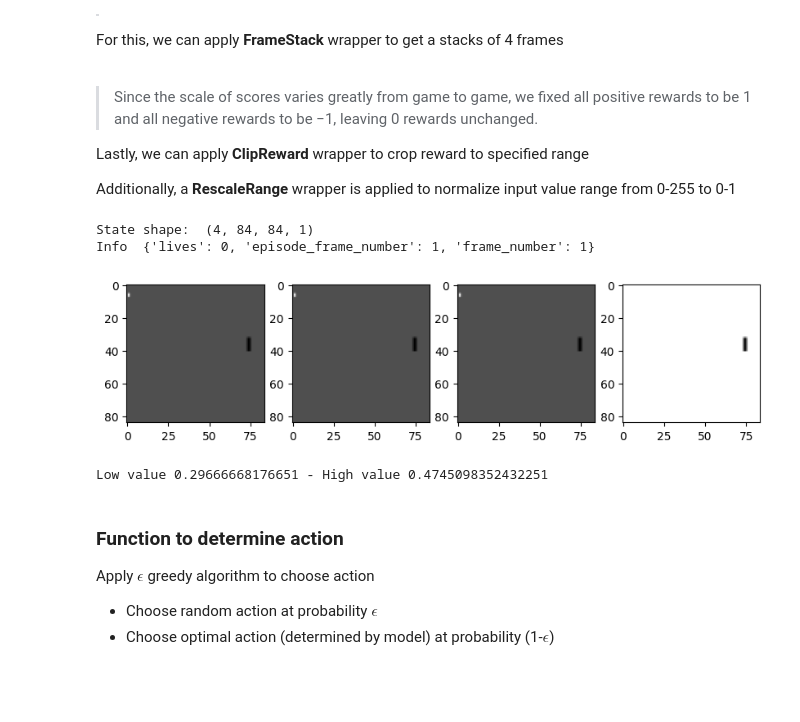
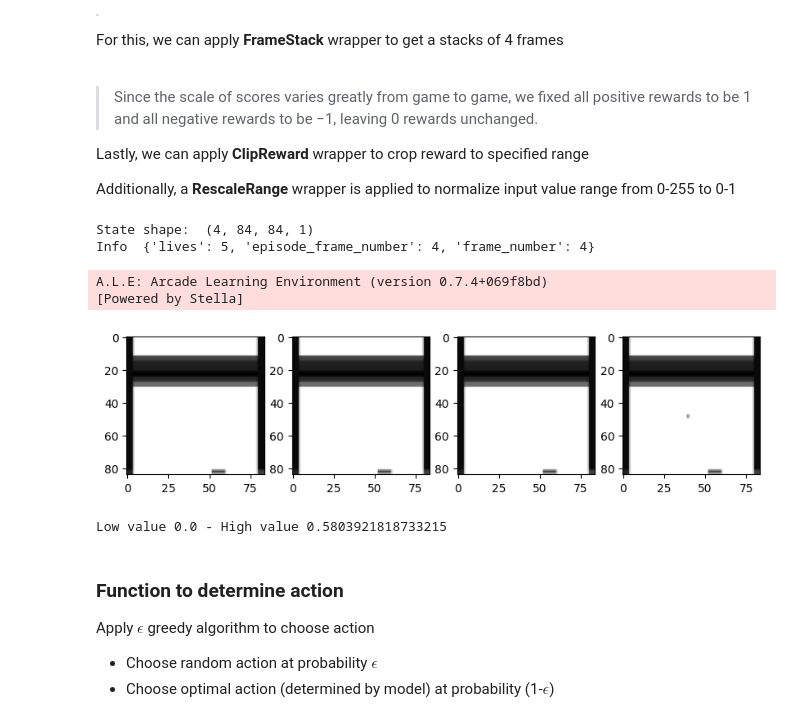
Before and after one commit to quingzz/DQN_paper, a Jupyter notebook: dqn.ipynb, the cells around one changed output. Cells and saved outputs as stored; diff of their text form; code cells hidden in the pictures; blank space fills up the shorter version.

Commit message:
update code to handling lose lives

```diff
--- a/dqn.ipynb
+++ b/dqn.ipynb
@@ -104,37 +104,46 @@ def generate_env(env_name):
     env = ClipReward(env, -1, 1)
     env = AtariCropping(env)
     # gray scale frame
     env = GrayScaleObservation(env, keep_dim=False)
     env = RescaleRange(env)
     # resize frame to 84×84 image
     env = ResizeObservation(env, (84, 84))
     # stack 4 frames (equivalent to what phi does in paper)
     env = FrameStack(env, num_stack=4)
 
     return env
 
-env = generate_env("PongNoFrameskip-v4")
+def require_special_handling(env_name):
+    env = generate_env(env_name)
+    env.reset()
+    observation, reward, done, info = env.step(env.action_space.sample())
+
+    return info['lives']>1
+
+env = generate_env("BreakoutNoFrameskip-v4")
 env.reset()
 observation, reward, done, info = env.step(env.action_space.sample())
 
 print("State shape: ", np.asarray(observation).shape)
 print("Info ", info)
 
 # visualize frames in each step
 _, axs = plt.subplots(1, 4, figsize=(10,10))
 for i, image in enumerate(observation):
     axs[i].imshow(image, cmap="binary")
 plt.show()
 
 # plt.imshow(image, cmap="binary")
 # plt.show()
 
 print(f"Low value {np.min(np.asarray(observation))} - High value {np.max(np.asarray(observation))}")
 # %% [output]
 State shape:  (4, 84, 84, 1)
-Info  {'lives': 0, 'episode_frame_number': 1, 'frame_number': 1}
+Info  {'lives': 5, 'episode_frame_number': 4, 'frame_number': 4}
+A.L.E: Arcade Learning Environment (version 0.7.4+069f8bd)
+[Powered by Stella]
-[figure, old version]
+[figure, new version]
-Low value 0.29666668176651 - High value 0.4745098352432251
+Low value 0.0 - High value 0.5803921818733215
 # %% [markdown]
 ### Function to determine action
 Apply $\epsilon$ greedy algorithm to choose action
```
Also changed, not shown: parts of 6 cells of this notebook, 2 other files.
